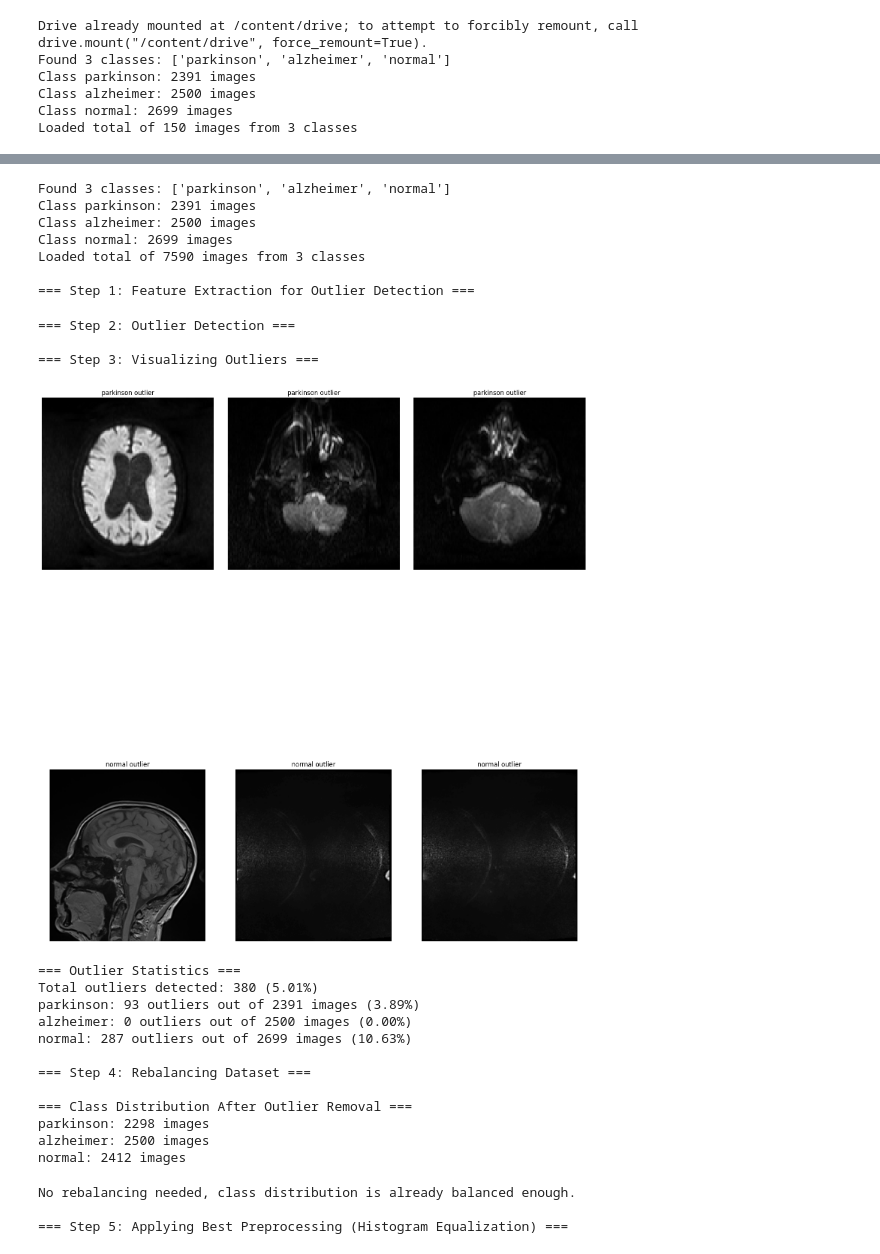
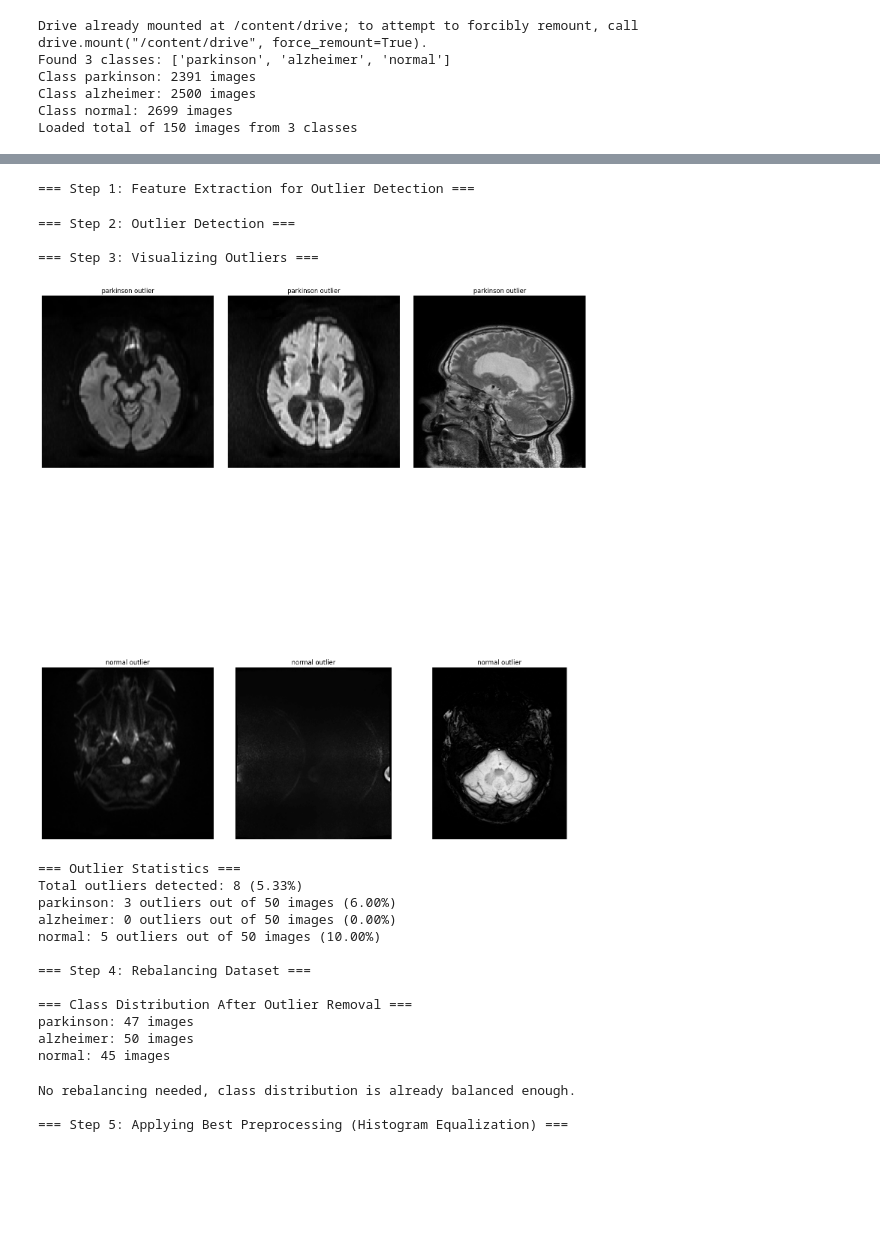
Before and after one commit to RawanAhmed444/Neurodegenerative-Diseases-Classifier, a Jupyter notebook: Preprocessing_Tests.ipynb, the cells around one changed output, grey strips where cells are left out. Cells and saved outputs as stored; diff of their text form; code cells hidden in the pictures; blank space fills up the shorter version.

Commit message:
update preprocessing

```diff
--- a/Preprocessing_Tests.ipynb
+++ b/Preprocessing_Tests.ipynb
@@ -889,9 +916,7 @@ def extract_image_features(image_paths):
     return np.array(features), valid_paths
 # %%
 def detect_outliers(features, contamination=0.05):
-    """
-    Detect outliers using Isolation Forest
-    """
+
     # Standardize features
     scaler = StandardScaler()
     scaled_features = scaler.fit_transform(features)
@@ -906,9 +931,7 @@ def detect_outliers(features, contamination=0.05):
     return outlier_mask
 # %%
 def visualize_outliers(image_paths, outlier_mask, labels, class_names, num_samples=3):
-    """
-    Visualize some of the detected outliers from each class
-    """
+
     # Group outliers by class
     outlier_indices = np.where(outlier_mask)[0]
     outlier_by_class = {class_name: [] for class_name in class_names}
@@ -944,9 +967,7 @@ def visualize_outliers(image_paths, outlier_mask, labels, class_names, num_sampl
         print(f"{class_name}: {class_outliers} outliers out of {len(class_indices)} images ({class_outliers/len(class_indices)*100:.2f}%)")
 # %%
 def rebalance_dataset(image_paths, labels, outlier_mask):
-    """
-    Remove outliers and rebalance the dataset using SMOTE
-    """
+
     # Remove outliers
     inlier_indices = np.where(~outlier_mask)[0]
     cleaned_paths = [image_paths[i] for i in inlier_indices]
@@ -1008,9 +1029,7 @@ def rebalance_dataset(image_paths, labels, outlier_mask):
         return X, y, False
 # %%
 def apply_best_preprocessing(image_paths, labels, outlier_mask=None):
-    """
-    Apply the best preprocessing technique (histogram equalization) to the cleaned dataset
-    """
+
     if outlier_mask is not None:
         # Remove outliers
         inlier_indices = np.where(~outlier_mask)[0]
@@ -1076,38 +1096,30 @@ def process_dataset(image_paths, labels, class_names, contamination=0.05, visual
         print("\n=== Dataset has been rebalanced and preprocessed with histogram equalization ===")
         return X_rebalanced, y_rebalanced
 # %%
-image_paths_all, labels_all, class_names = load_images(DATA_PATH)
-
 processed_images, processed_labels = process_dataset(
-    image_paths=image_paths_all,
-    labels=labels_all,
+    image_paths=image_paths,
+    labels=labels,
     class_names=class_names,
     contamination=0.05
 )
 # %% [output]
-Found 3 classes: ['parkinson', 'alzheimer', 'normal']
-Class parkinson: 2391 images
-Class alzheimer: 2500 images
-Class normal: 2699 images
-Loaded total of 7590 images from 3 classes
-
 === Step 1: Feature Extraction for Outlier Detection ===
 === Step 2: Outlier Detection ===
 
 === Step 3: Visualizing Outliers ===
-[figure, old version]
+[figure, new version]
 === Outlier Statistics ===
-Total outliers detected: 380 (5.01%)
-parkinson: 93 outliers out of 2391 images (3.89%)
-alzheimer: 0 outliers out of 2500 images (0.00%)
-normal: 287 outliers out of 2699 images (10.63%)
+Total outliers detected: 8 (5.33%)
+parkinson: 3 outliers out of 50 images (6.00%)
+alzheimer: 0 outliers out of 50 images (0.00%)
+normal: 5 outliers out of 50 images (10.00%)
 
 === Step 4: Rebalancing Dataset ===
 
 === Class Distribution After Outlier Removal ===
-parkinson: 2298 images
-alzheimer: 2500 images
-normal: 2412 images
+parkinson: 47 images
+alzheimer: 50 images
+normal: 45 images
 No rebalancing needed, class distribution is already balanced enough.
 
 === Step 5: Applying Best Preprocessing (Histogram Equalization) ===
```
Also changed, not shown: parts of 17 cells of this notebook.
